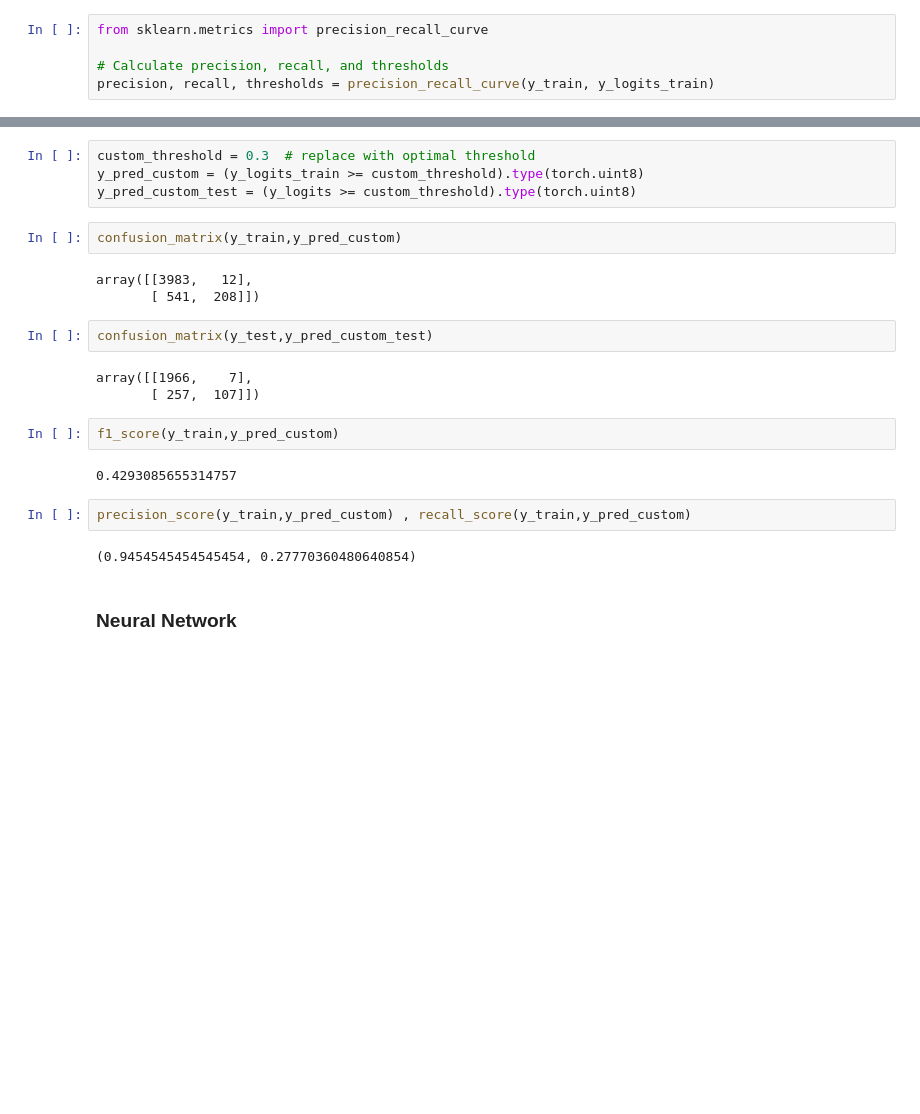
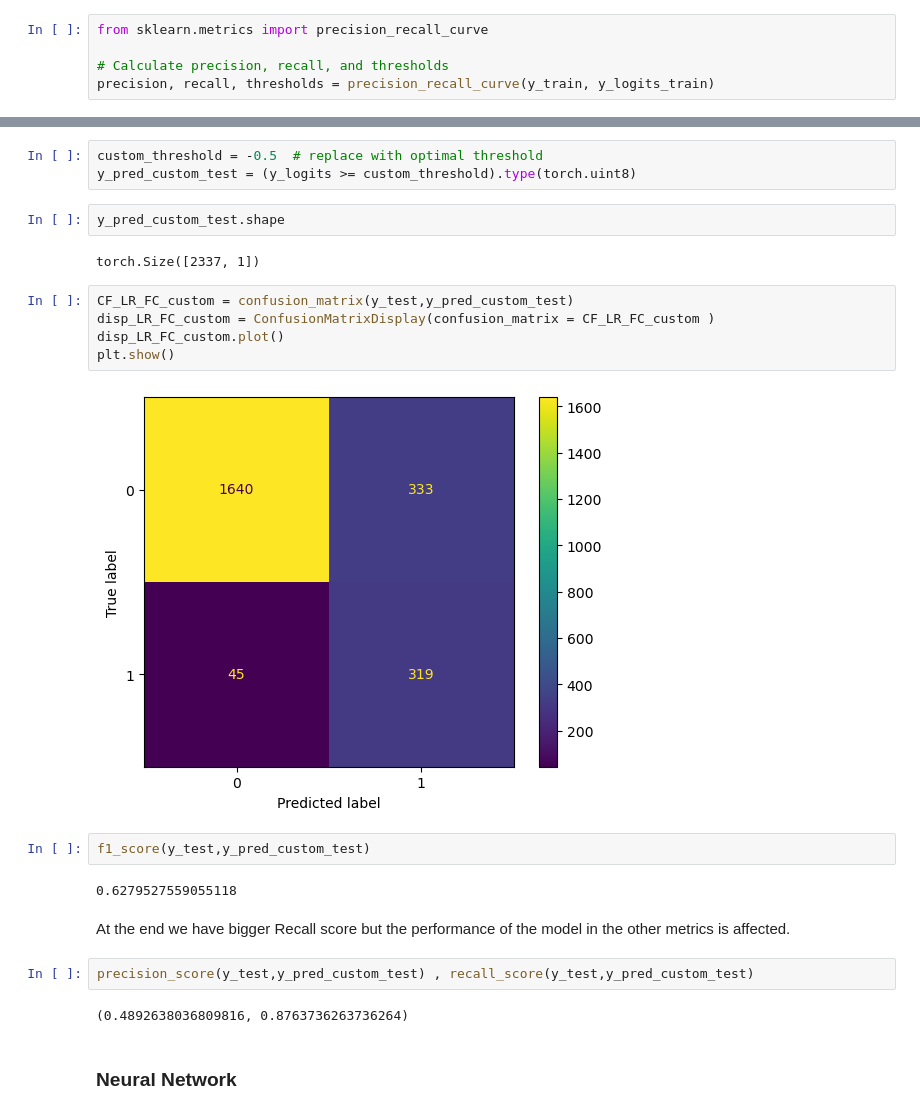
Before and after one commit to TonioBay/Focal_loss_for_churn_prediction, a Jupyter notebook: Churn_prediction.ipynb, the cells around one changed output, grey strips where cells are left out. Cells and saved outputs as stored; diff of their text form; blank space fills up the shorter version.

```diff
--- a/Churn_prediction.ipynb
+++ b/Churn_prediction.ipynb
@@ -580,25 +584,27 @@ plt.show()
 # %%
-custom_threshold = 0.3  # replace with optimal threshold
-y_pred_custom = (y_logits_train >= custom_threshold).type(torch.uint8)
+custom_threshold = -0.5  # replace with optimal threshold
 y_pred_custom_test = (y_logits >= custom_threshold).type(torch.uint8)
-# %%
-confusion_matrix(y_train,y_pred_custom)
-# %% [output]
-array([[3983,   12],
-       [ 541,  208]])
+# %%
+y_pred_custom_test.shape
+# %% [output]
+torch.Size([2337, 1])
+# %%
+CF_LR_FC_custom = confusion_matrix(y_test,y_pred_custom_test)
+disp_LR_FC_custom = ConfusionMatrixDisplay(confusion_matrix = CF_LR_FC_custom )
+disp_LR_FC_custom.plot()
+plt.show()
+# %% [output]
+[figure, added]
 # %%
-confusion_matrix(y_test,y_pred_custom_test)
+f1_score(y_test,y_pred_custom_test)
 # %% [output]
-array([[1966,    7],
-       [ 257,  107]])
+0.6279527559055118
-# %%
-f1_score(y_train,y_pred_custom)
-# %% [output]
-0.4293085655314757
-# %%
-precision_score(y_train,y_pred_custom) , recall_score(y_train,y_pred_custom)
-# %% [output]
-(0.9454545454545454, 0.27770360480640854)
+# %% [markdown]
+At the end we have bigger Recall score but the performance of the model in the other metrics is affected.
+# %%
+precision_score(y_test,y_pred_custom_test) , recall_score(y_test,y_pred_custom_test)
+# %% [output]
+(0.4892638036809816, 0.8763736263736264)
 # %% [markdown]
 ### Neural Network
 # %%
```
Also changed, not shown: parts of 14 cells of this notebook.
